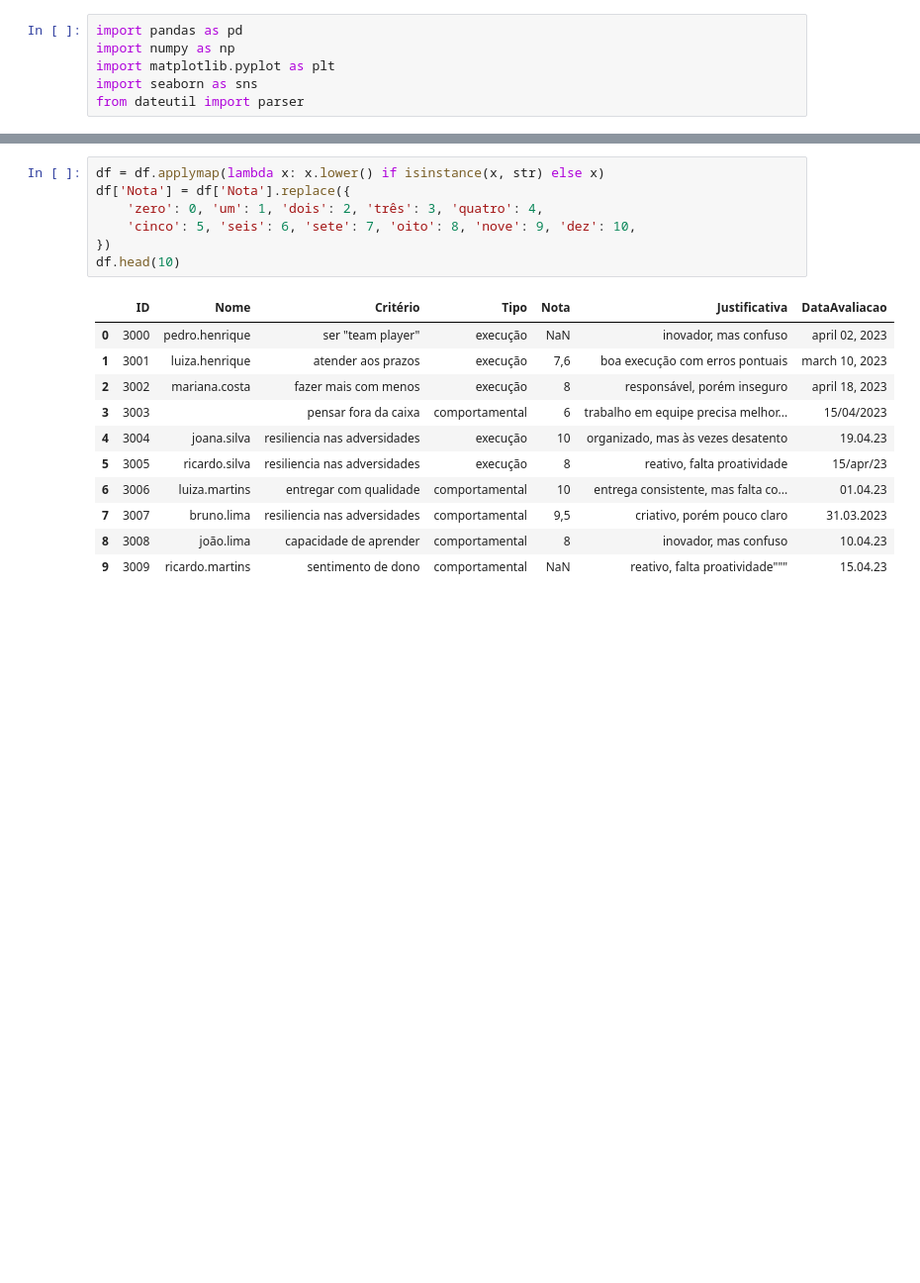
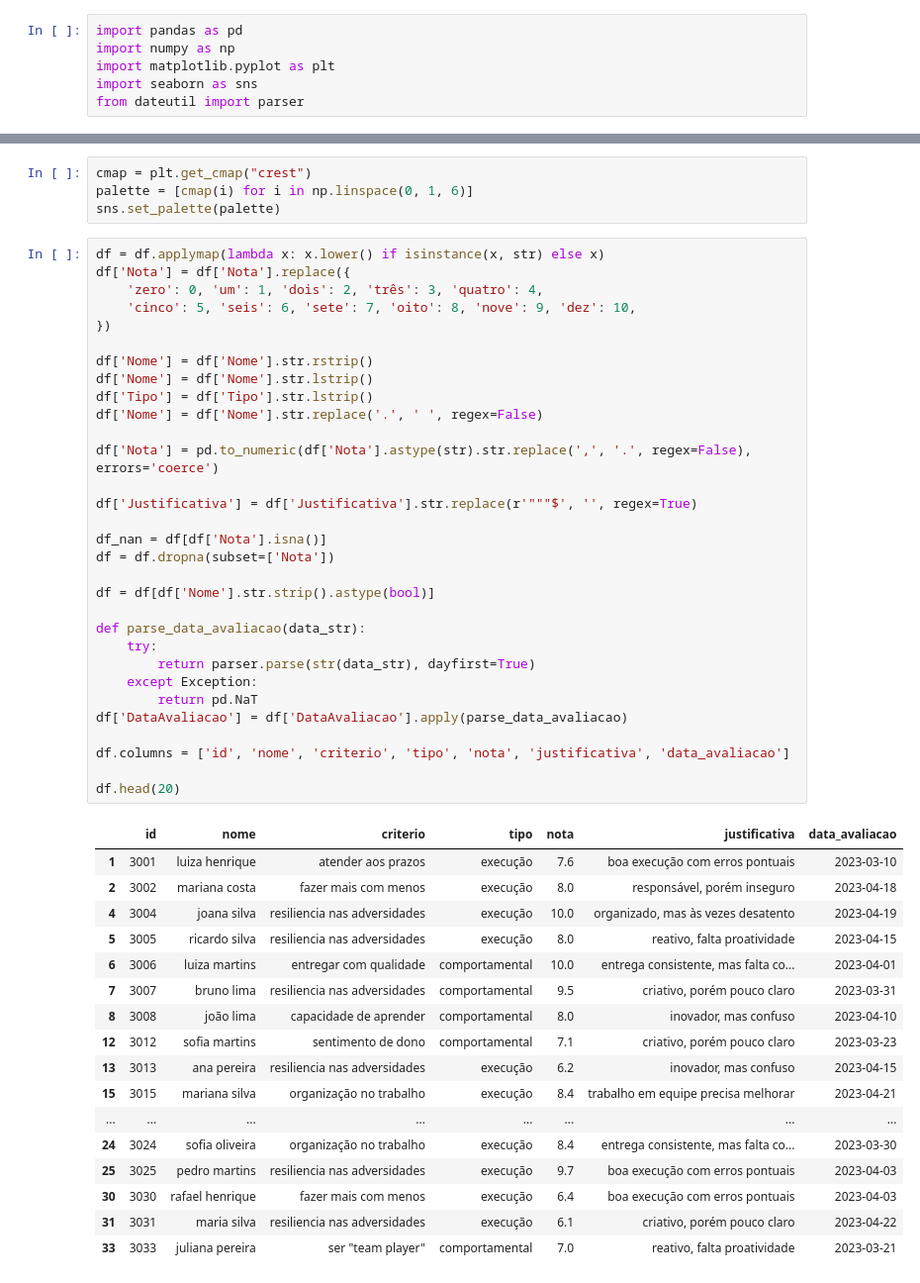
Before and after one commit to luizschmalz/SelfAvaliation, a Jupyter notebook: main.ipynb, the cells around one changed output, grey strips where cells are left out. Shown: that part at 99% size. Saved outputs shown, nothing was run; the diff lists cells and outputs as text; blank space fills up the shorter version.

```diff
--- a/main.ipynb
+++ b/main.ipynb
@@ -11,19 +23,53 @@ df = df_raw.copy()
+# %%
+cmap = plt.get_cmap("crest")
+palette = [cmap(i) for i in np.linspace(0, 1, 6)]
+sns.set_palette(palette)
 # %%
 df = df.applymap(lambda x: x.lower() if isinstance(x, str) else x)
 df['Nota'] = df['Nota'].replace({
     'zero': 0, 'um': 1, 'dois': 2, 'três': 3, 'quatro': 4,
     'cinco': 5, 'seis': 6, 'sete': 7, 'oito': 8, 'nove': 9, 'dez': 10,
 })
-df.head(10)
+
+df['Nome'] = df['Nome'].str.rstrip()
+df['Nome'] = df['Nome'].str.lstrip()
+df['Tipo'] = df['Tipo'].str.lstrip()
+df['Nome'] = df['Nome'].str.replace('.', ' ', regex=False)
+
+df['Nota'] = pd.to_numeric(df['Nota'].astype(str).str.replace(',', '.', regex=False), errors='coerce')
+
+df['Justificativa'] = df['Justificativa'].str.replace(r'"""$', '', regex=True)
+
+df_nan = df[df['Nota'].isna()]
+df = df.dropna(subset=['Nota'])
+
+df = df[df['Nome'].str.strip().astype(bool)]
+
+def parse_data_avaliacao(data_str):
+    try:
+        return parser.parse(str(data_str), dayfirst=True)
+    except Exception:
+        return pd.NaT
+df['DataAvaliacao'] = df['DataAvaliacao'].apply(parse_data_avaliacao)
+
+df.columns = ['id', 'nome', 'criterio', 'tipo', 'nota', 'justificativa', 'data_avaliacao']
+
+df.head(20)
 # %% [output]
-|  | ID | Nome | Critério | Tipo | Nota | Justificativa | DataAvaliacao |
-| 0 | 3000 | pedro.henrique | ser "team player" | execução | NaN | inovador, mas confuso | april 02, 2023 |
-| 1 | 3001 | luiza.henrique | atender aos prazos | execução | 7,6 | boa execução com erros pontuais | march 10, 2023 |
-| 2 | 3002 | mariana.costa | fazer mais com menos | execução | 8 | responsável, porém inseguro | april 18, 2023 |
-| 3 | 3003 |  | pensar fora da caixa | comportamental | 6 | trabalho em equipe precisa melhor... | 15/04/2023 |
-| 4 | 3004 | joana.silva | resiliencia nas adversidades | execução | 10 | organizado, mas às vezes desatento | 19.04.23 |
-| 5 | 3005 | ricardo.silva | resiliencia nas adversidades | execução | 8 | reativo, falta proatividade | 15/apr/23 |
-| 6 | 3006 | luiza.martins | entregar com qualidade | comportamental | 10 | entrega consistente, mas falta co... | 01.04.23 |
-| 7 | 3007 | bruno.lima | resiliencia nas adversidades | comportamental | 9,5 | criativo, porém pouco claro | 31.03.2023 |
-| 8 | 3008 | joão.lima | capacidade de aprender | comportamental | 8 | inovador, mas confuso | 10.04.23 |
-| 9 | 3009 | ricardo.martins | sentimento de dono | comportamental | NaN | reativo, falta proatividade""" | 15.04.23 |
+|  | id | nome | criterio | tipo | nota | justificativa | data_avaliacao |
+| 1 | 3001 | luiza henrique | atender aos prazos | execução | 7.6 | boa execução com erros pontuais | 2023-03-10 |
+| 2 | 3002 | mariana costa | fazer mais com menos | execução | 8.0 | responsável, porém inseguro | 2023-04-18 |
+| 4 | 3004 | joana silva | resiliencia nas adversidades | execução | 10.0 | organizado, mas às vezes desatento | 2023-04-19 |
+| 5 | 3005 | ricardo silva | resiliencia nas adversidades | execução | 8.0 | reativo, falta proatividade | 2023-04-15 |
+| 6 | 3006 | luiza martins | entregar com qualidade | comportamental | 10.0 | entrega consistente, mas falta co... | 2023-04-01 |
+| 7 | 3007 | bruno lima | resiliencia nas adversidades | comportamental | 9.5 | criativo, porém pouco claro | 2023-03-31 |
+| 8 | 3008 | joão lima | capacidade de aprender | comportamental | 8.0 | inovador, mas confuso | 2023-04-10 |
+| 12 | 3012 | sofia martins | sentimento de dono | comportamental | 7.1 | criativo, porém pouco claro | 2023-03-23 |
+| 13 | 3013 | ana pereira | resiliencia nas adversidades | execução | 6.2 | inovador, mas confuso | 2023-04-15 |
+| 15 | 3015 | mariana silva | organização no trabalho | execução | 8.4 | trabalho em equipe precisa melhorar | 2023-04-21 |
+| ... | ... | ... | ... | ... | ... | ... | ... |
+| 24 | 3024 | sofia oliveira | organização no trabalho | execução | 8.4 | entrega consistente, mas falta co... | 2023-03-30 |
+| 25 | 3025 | pedro martins | resiliencia nas adversidades | execução | 9.7 | boa execução com erros pontuais | 2023-04-03 |
+| 30 | 3030 | rafael henrique | fazer mais com menos | execução | 6.4 | boa execução com erros pontuais | 2023-04-03 |
+| 31 | 3031 | maria silva | resiliencia nas adversidades | execução | 6.1 | criativo, porém pouco claro | 2023-04-22 |
+| 33 | 3033 | juliana pereira | ser "team player" | comportamental | 7.0 | reativo, falta proatividade | 2023-03-21 |
```
Also changed, not shown: parts of 7 cells of this notebook, 3 other files.
